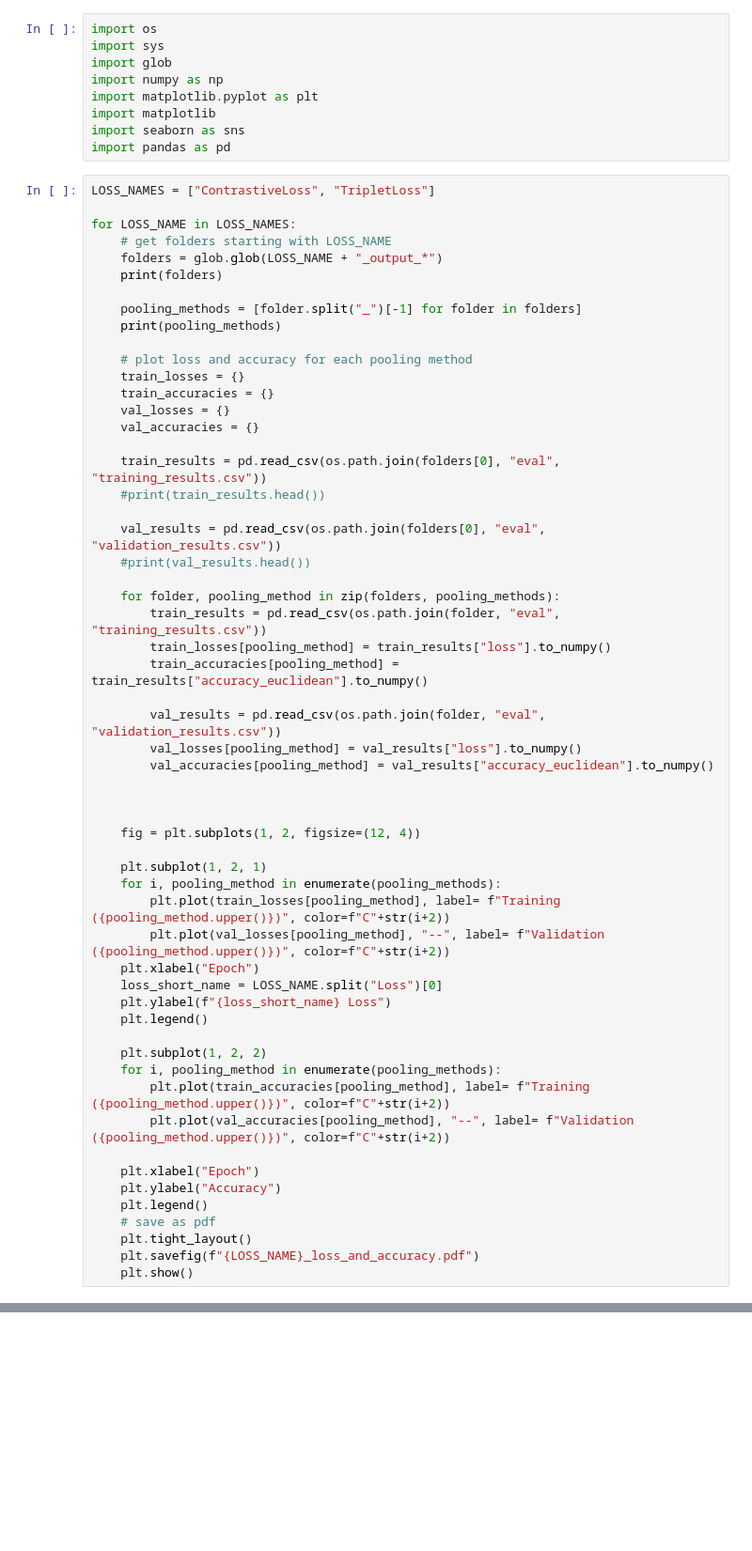
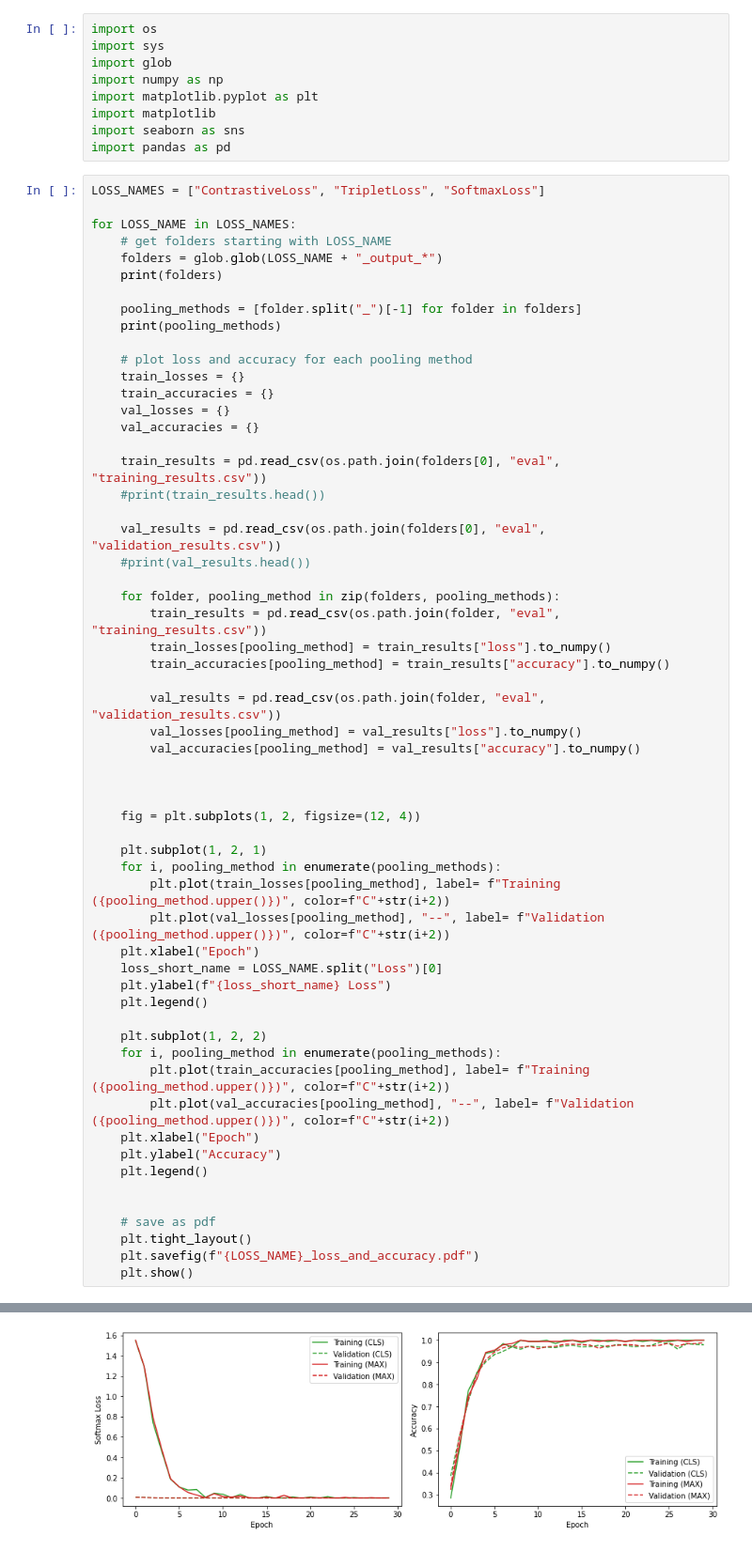
Before and after one commit to smtnkc/CoV-SNN, a Jupyter notebook: step8_covsnn_plot.ipynb, the cells around one changed output, grey strips where cells are left out. Shown at 94% size. Cells and saved outputs as stored; diff of their text form; blank space fills up the shorter version.

Commit message:
Softmax Loss is running

```diff
--- a/step8_covsnn_plot.ipynb
+++ b/step8_covsnn_plot.ipynb
@@ -8,7 +8,7 @@ import matplotlib
 import seaborn as sns
 import pandas as pd
 # %%
-LOSS_NAMES = ["ContrastiveLoss", "TripletLoss"]
+LOSS_NAMES = ["ContrastiveLoss", "TripletLoss", "SoftmaxLoss"]
 
 for LOSS_NAME in LOSS_NAMES:
     # get folders starting with LOSS_NAME
@@ -33,11 +33,11 @@ for LOSS_NAME in LOSS_NAMES:
     for folder, pooling_method in zip(folders, pooling_methods):
         train_results = pd.read_csv(os.path.join(folder, "eval", "training_results.csv"))
         train_losses[pooling_method] = train_results["loss"].to_numpy()
-        train_accuracies[pooling_method] = train_results["accuracy_euclidean"].to_numpy()
+        train_accuracies[pooling_method] = train_results["accuracy"].to_numpy()
 
         val_results = pd.read_csv(os.path.join(folder, "eval", "validation_results.csv"))
         val_losses[pooling_method] = val_results["loss"].to_numpy()
-        val_accuracies[pooling_method] = val_results["accuracy_euclidean"].to_numpy()
+        val_accuracies[pooling_method] = val_results["accuracy"].to_numpy()
 
 
 
@@ -56,10 +56,11 @@ for LOSS_NAME in LOSS_NAMES:
     for i, pooling_method in enumerate(pooling_methods):
         plt.plot(train_accuracies[pooling_method], label= f"Training ({pooling_method.upper()})", color=f"C"+str(i+2))
         plt.plot(val_accuracies[pooling_method], "--", label= f"Validation ({pooling_method.upper()})", color=f"C"+str(i+2))
-
     plt.xlabel("Epoch")
     plt.ylabel("Accuracy")
     plt.legend()
+
+
     # save as pdf
     plt.tight_layout()
     plt.savefig(f"{LOSS_NAME}_loss_and_accuracy.pdf")
@@ -73,0 +77 @@ for LOSS_NAME in LOSS_NAMES:
+[figure, added]
```
Also changed, not shown: parts of 1 cell of this notebook, 47 other files.
